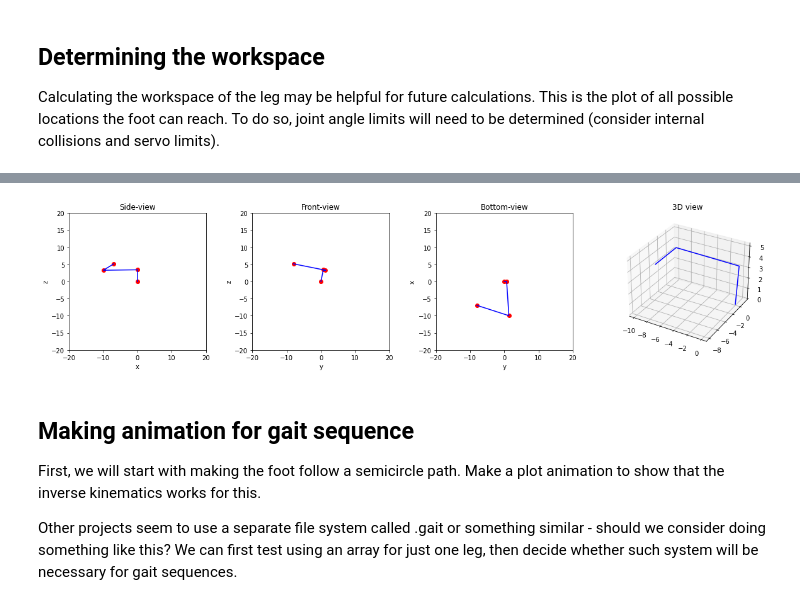
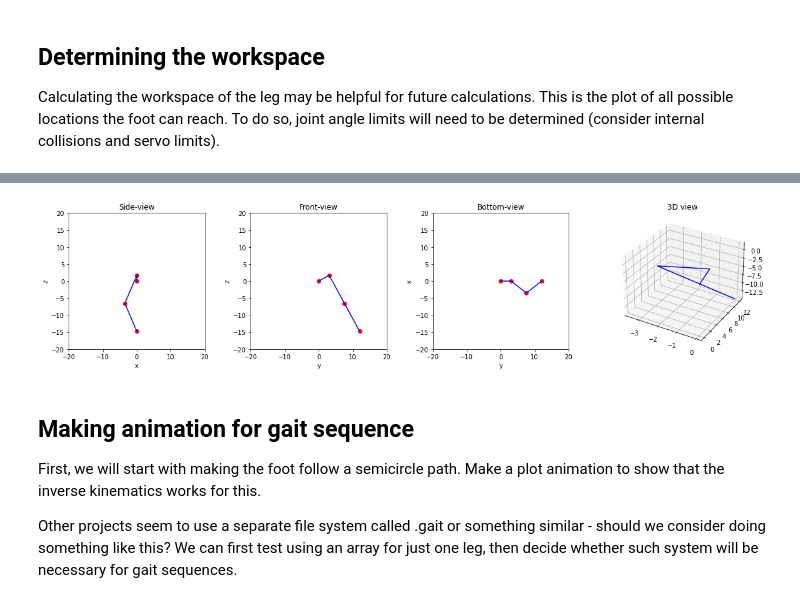
Before and after one commit to QronkOxford/Qronk, a Jupyter notebook: notebooks/kinematics.ipynb, the cells around one changed output, grey strips where cells are left out. Drawn from its saved outputs; the diff is of its cells as text; code cells hidden in the pictures.

Commit message:
Added inverse kinematics calculation

```diff
--- a/notebooks/kinematics.ipynb
+++ b/notebooks/kinematics.ipynb
@@ -174,11 +176,24 @@ Some points to note before starting:
-# %%
-def inverseKinematics(Je):
-    # Extract the x, y, z coordinates of the end effector position
-    x, y, z = Je
-
-    return th1, th2, th3
-# %% [output]
-[figure, removed]
+# %%
+def inverseKinematics(Je):
+    # Extract the x, y, z coordinates of the end effector position
+    x, y, z = Je
+
+    # Calculate shortest distances between joints
+    d1e = np.sqrt(x**2 + y**2 + z**2)
+    d2e = np.sqrt(d1e**2 - L1**2)
+
+    # Calculate joint angles
+    th1 = np.arccos(L1 / d1e) + np.arctan(z / y)
+    th2 = np.arccos((L2**2 + d2e**2 - L3**2) / (2 * L2 * d2e))
+    th3 = np.arccos((L2**2 + L3**2 - d2e**2) / (2 * L2 * L3)) - pi
+
+    return th1, th2, th3
+
+
+th1, th2, th3 = inverseKinematics([2.8, 11.9, -14.6])
+plotLeg(forwardKinematics(th1, th2, th3))
+# %% [output]
+[figure, added]
 # %% [markdown]
 ## Making animation for gait sequence
 
```
Also changed, not shown: parts of 2 cells of this notebook, 1 other file.
